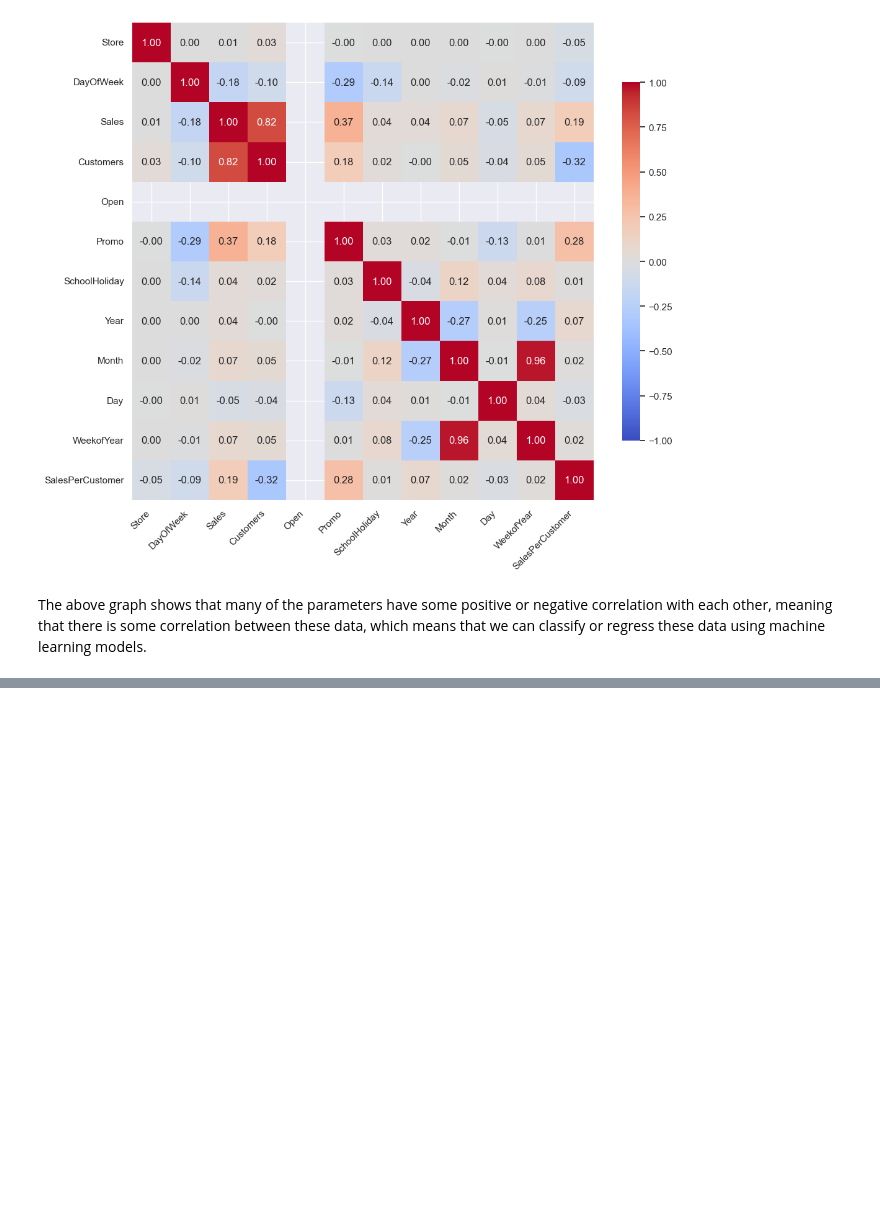
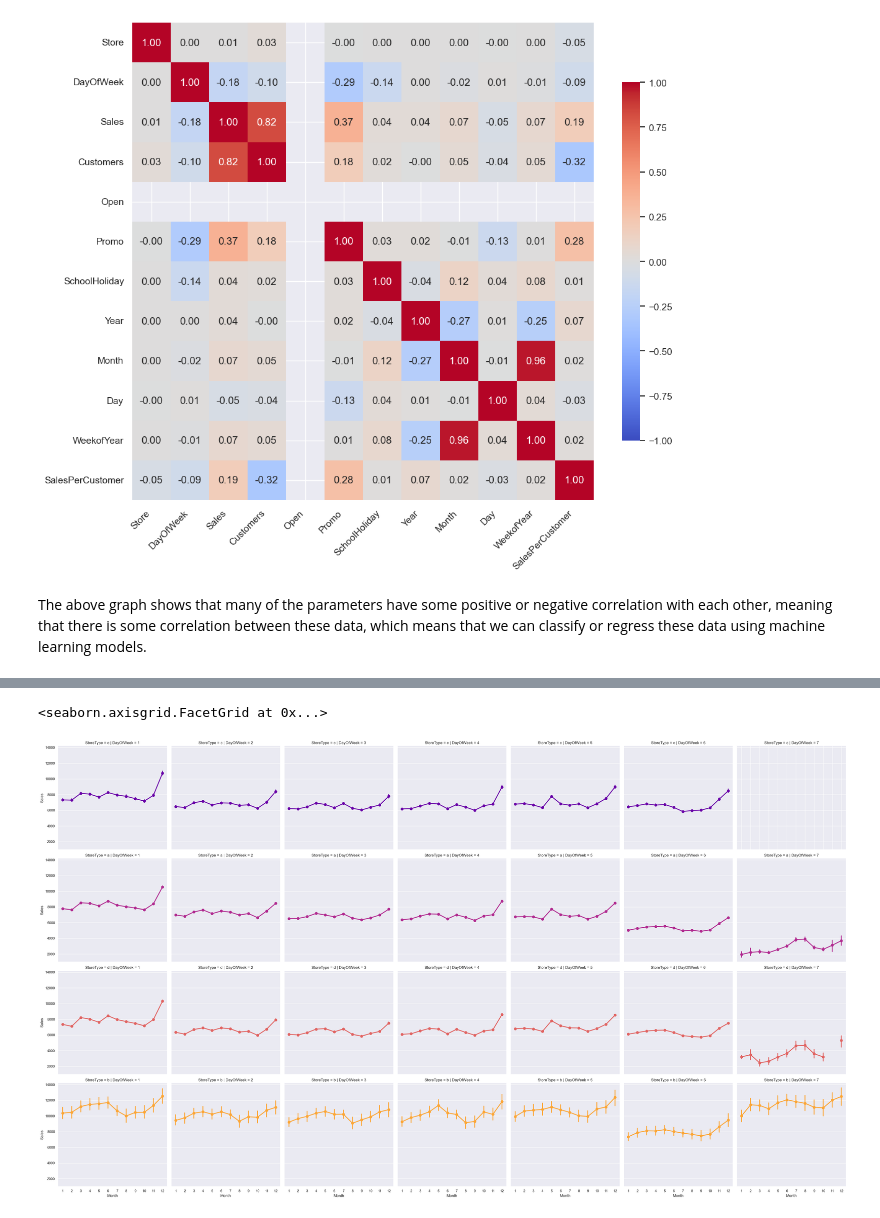
Before and after one commit to Emilye42/INFO442, a Jupyter notebook: code/EDA.ipynb, the cells around one changed output, grey strips where cells are left out. Saved outputs shown, nothing was run; the diff lists cells and outputs as text; code cells hidden in the pictures; blank space fills up the shorter version.

```diff
--- a/code/EDA.ipynb
+++ b/code/EDA.ipynb
@@ -238,0 +303,14 @@ The above graph shows that many of the parameters have some positive or negative
+# %%
+sns.catplot(
+    data=train_store,
+    x='Month',
+    y='Sales',
+    col='DayOfWeek',   # Separate plots by the day of the week
+    palette='plasma',  # Use the plasma color palette
+    hue='StoreType',   # Differentiate data points by StoreType
+    row='StoreType',   # Separate plots by StoreType into different rows
+    kind='point'       # Use point plot to show trends over time
+)
+# %% [output]
+<seaborn.axisgrid.FacetGrid at 0x...>
+[figure, added]
```
Also changed, not shown: parts of 24 cells of this notebook, 6 other files.
